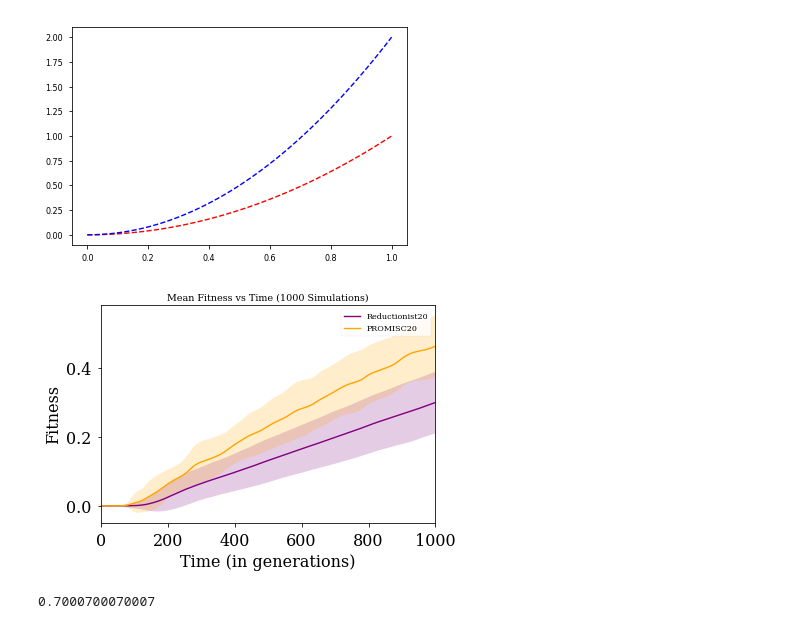
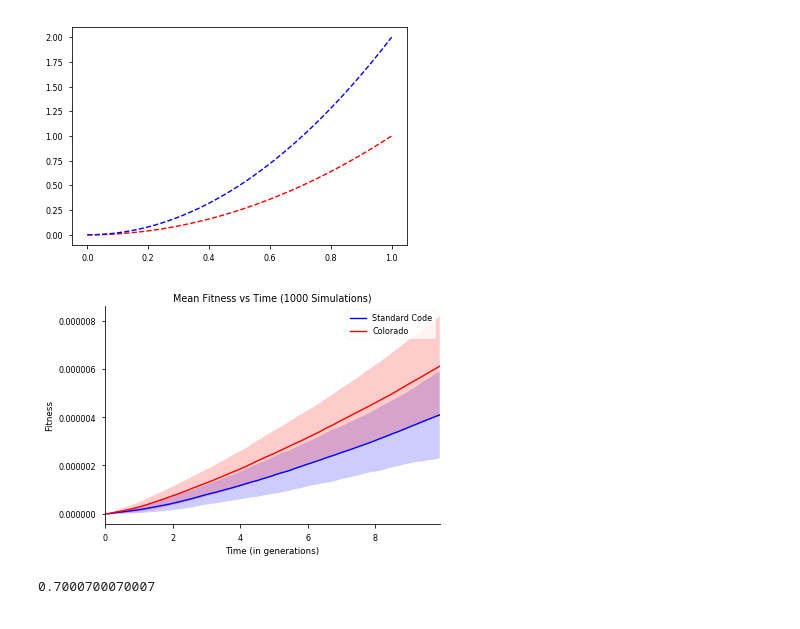
Before and after one commit to EndyLab/codon-tables, a Jupyter notebook: notebooks/fast_fail_figs.ipynb, the cells around one changed output. Saved outputs shown, nothing was run; the diff lists cells and outputs as text; code cells hidden in the pictures.

```diff
--- a/notebooks/fast_fail_figs.ipynb
+++ b/notebooks/fast_fail_figs.ipynb
@@ -83,6 +84,6 @@ def fitter(array):
     params = [s, loc, scale]
     plt.plot(x, pdf_fit, '--b', alpha=0.5, label='Fit')
     return x, pdf_fit, params
-x_silence, pdf_silence, param_silence = fitter(silencicities)
+x_silence, pdf_silence, param_silence = fitter(silencicities*100)
 x_mutate, pdf_mutate, param_mutate = fitter(mutabilities)
 # %% [output]
@@ -90,6 +91,6 @@ x_mutate, pdf_mutate, param_mutate = fitter(mutabilities)
 # %%
 # pickle data for data permanence
-to_dump = [silencicities, x_silence, pdf_silence, param_silence,
+to_dump = [silencicities*100, x_silence, pdf_silence, param_silence,
            mutabilities, x_mutate, pdf_mutate, param_mutate]
 with open('res/fig1d.pickle', 'wb') as handle:
     pickle.dump(to_dump, handle)
@@ -440,19 +451,19 @@ plt.show()
 #############
 DF = pd.DataFrame()
 filenames = [
-#     '/home/jonathan/Lab/ATD/codon-tables/data/manuscript/N=1e6_b=1_l=2/Standard_Code_1/output/2018-03-23_Standard_Code_1_concatenated.pickle', # standard code
-#     '/home/jonathan/Dropbox/Lab/ATD/codon-tables/data/manuscript/N=1e6_b=1_l=2/Colorado_0/output/2018-03-23_Colorado_0_concatenated.pickle', # colorado
+    '/home/jonathan/Lab/ATD/codon-tables/data/manuscript/N=1e6_b=1_l=2/Standard_Code_1/output/2018-03-23_Standard_Code_1_concatenated.pickle', # standard code
+    '/home/jonathan/Dropbox/Lab/ATD/codon-tables/data/manuscript/N=1e6_b=1_l=2/Colorado_0/output/2018-03-23_Colorado_0_concatenated.pickle', # colorado
 #     '/home/jonathan/Dropbox/Lab/ATD/codon-tables/data/manuscript/N=1e6_b=1_l=2/FF20_0/output/2018-03-23_FF20_0_concatenated.pickle', # FF20
 #     '/home/jonathan/Dropbox/Lab/ATD/codon-tables/data/manuscript/N=1e6_b=1_l=2/FF16_0/output/2018-03-23_FF16_0_concatenated.pickle', # FF16
-    '/home/jonathan/Lab/ATD/codon-tables/data/manuscript/N=1e6_b=1_l=2/RED20_0/output/2018-04-10_RED20_0_concatenated.pickle', # RED20
-    '/home/jonathan/Lab/ATD/codon-tables/data/manuscript/N=1e6_b=1_l=2/RED14_0/output/2018-04-10_RED14_0_concatenated.pickle', # RED14
-    '/home/jonathan/Lab/ATD/codon-tables/data/manuscript/N=1e6_b=1_l=2/PROMISC20_0/output/2018-04-12_PROMISC20_0_concatenated.pickle' # PROMISC20
+#     '/home/jonathan/Lab/ATD/codon-tables/data/manuscript/N=1e6_b=1_l=2/RED20_0/output/2018-04-10_RED20_0_concatenated.pickle', # RED20
+#     '/home/jonathan/Lab/ATD/codon-tables/data/manuscript/N=1e6_b=1_l=2/RED14_0/output/2018-04-10_RED14_0_concatenated.pickle', # RED14
+#     '/home/jonathan/Lab/ATD/codon-tables/data/manuscript/N=1e6_b=1_l=2/PROMISC20_0/output/2018-04-12_PROMISC20_0_concatenated.pickle' # PROMISC20
 ]
 # get dataframes
 for file in filenames:
     with open(file, 'rb') as handle:
         df = pickle.load(handle)
-#         df = df.loc[(df['time'] < 10)]
+        df = df.loc[(df['time'] < 10)]
         DF = pd.concat([DF, df])
         del df
 # with open(filenames[0], 'rb') as handle:
@@ -498,32 +509,34 @@ with open('/home/jonathan/Dropbox/Lab/ATD/codon-tables/data/manuscript/N=1e6_b=1
 # %%
 colordict = {
     'Colorado' : 'red',
     'Standard Code' : 'blue',
     'FF20': 'green',
     'Reductionist20' : 'purple',
     'PROMISC20' : 'orange'
 }
 
 ax1 = sns.tsplot(
     data=DF_3b,
     time='time',
     value='fitness',
     unit='sim',
     condition='code',
     color=colordict,
     ci='sd'
 )
 #ax2 = sns.tsplot(data=df_col_3b, time='time', value='fitness', unit='sim', condition='code', color='red')
 #ax3 = sns.tsplot(data=df_ff20_3b, time='time', value='fitness', unit='sim', condition='code', color='green')
 
 plt.legend()
 plt.title('Mean Fitness vs Time (1000 Simulations)')
 plt.xlabel('Time (in generations)')
 plt.ylabel('Fitness')
+sns.despine()
+plt
 #plt.savefig('/home/jonathan/Lab/Fast Fail/Figures/Figure 3/3b_fit_traces.pdf')
 plt.show()
 # %% [output]
-[figure, old version]
+[figure, new version]
 # %%
 code = 'FF20'
 DF_3b.loc[DF_3b['code'] == code].loc[7]['time'].iloc[0]
```
Also changed, not shown: parts of 11 cells of this notebook, 2 other files.
